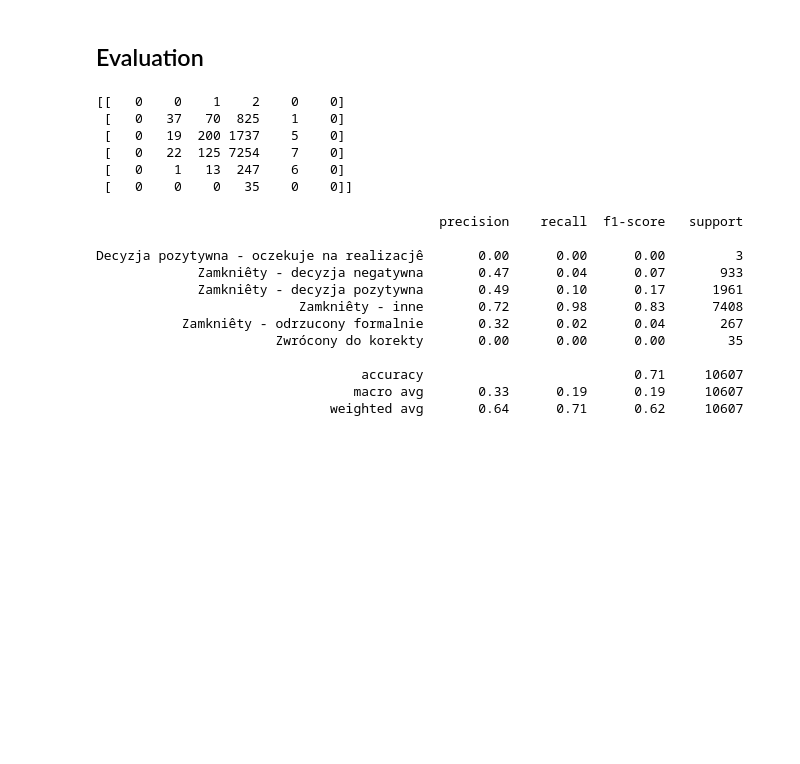
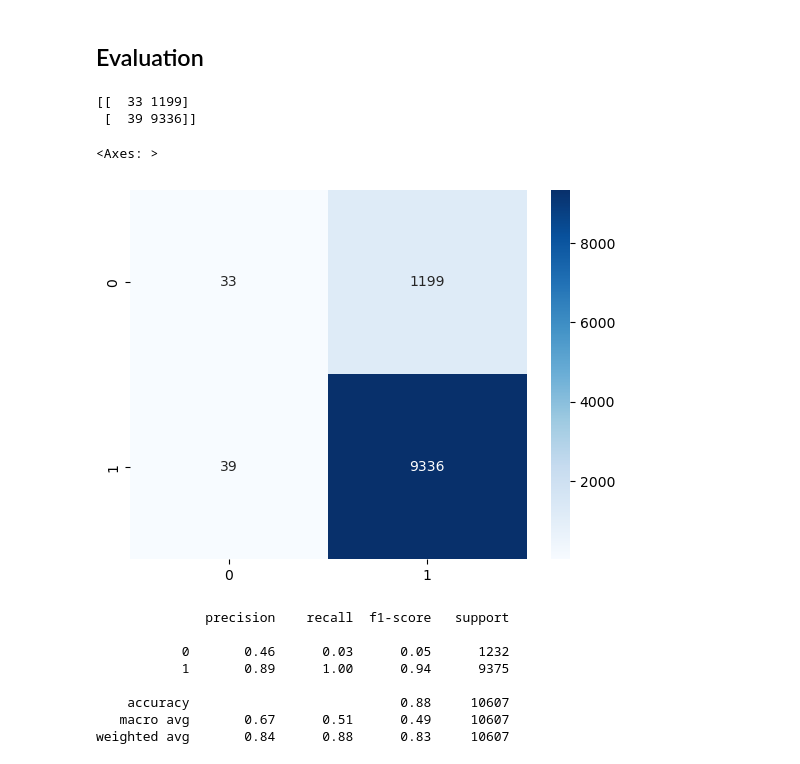
Before and after one commit to lukomski/ppda-student-applications, a Jupyter notebook: src/50_train.ipynb, the cells around one changed output. Cells and saved outputs as stored; diff of their text form; code cells hidden in the pictures; blank space fills up the shorter version.

```diff
--- a/src/50_train.ipynb
+++ b/src/50_train.ipynb
@@ -26,7 +26,7 @@ memory usage: 12.1+ MB
 # %%
 x_columns = ['Attachments', 'Missing ECTS', 'Total ECTS', 'Missing subjects from sem 1', 'Missing subjects from sem 3', 'Thesis count']
 X = sa.loc[:, x_columns]
-y = sa.loc[:, ['Application status']]
+y = np.ravel(sa.loc[:, ['decision']])
 
 print(X.shape)
 print(y.shape)
@@ -56,27 +56,23 @@ SVC(gamma='auto')
 pred = svc.predict(X_test)
 # %%
 from sklearn.metrics import classification_report,confusion_matrix
-# %%
-print(confusion_matrix(y_test,pred))
-# %% [output]
-[[   0    0    1    2    0    0]
- [   0   37   70  825    1    0]
- [   0   19  200 1737    5    0]
- [   0   22  125 7254    7    0]
- [   0    1   13  247    6    0]
- [   0    0    0   35    0    0]]
+# %%
+cm = confusion_matrix(y_test,pred)
+print(cm)
+sns.heatmap(cm, annot=True, fmt='.0f', cmap='Blues')
+# %% [output]
+[[  33 1199]
+ [  39 9336]]
+<Axes: >
+[figure, added]
 # %%
 print(classification_report(y_test,pred))
 # %% [output]
-                                            precision    recall  f1-score   support
+              precision    recall  f1-score   support
 
-Decyzja pozytywna - oczekuje na realizacjê       0.00      0.00      0.00         3
-             Zamkniêty - decyzja negatywna       0.47      0.04      0.07       933
-             Zamkniêty - decyzja pozytywna       0.49      0.10      0.17      1961
-                          Zamkniêty - inne       0.72      0.98      0.83      7408
-           Zamkniêty - odrzucony formalnie       0.32      0.02      0.04       267
-                       Zwrócony do korekty       0.00      0.00      0.00        35
+           0       0.46      0.03      0.05      1232
+           1       0.89      1.00      0.94      9375
 
-                                  accuracy                           0.71     10607
-                                 macro avg       0.33      0.19      0.19     10607
-                              weighted avg       0.64      0.71      0.62     10607
+    accuracy                           0.88     10607
+   macro avg       0.67      0.51      0.49     10607
+weighted avg       0.84      0.88      0.83     10607
```
Also changed, not shown: parts of 1 cell of this notebook.
